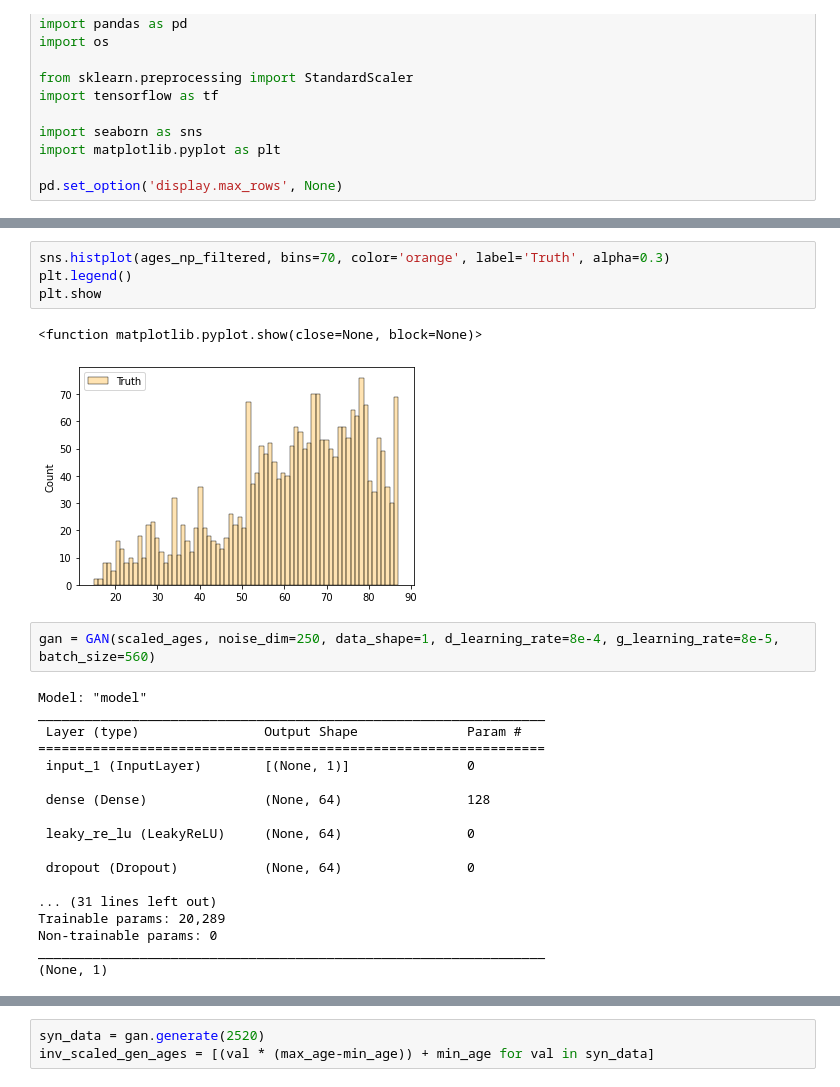
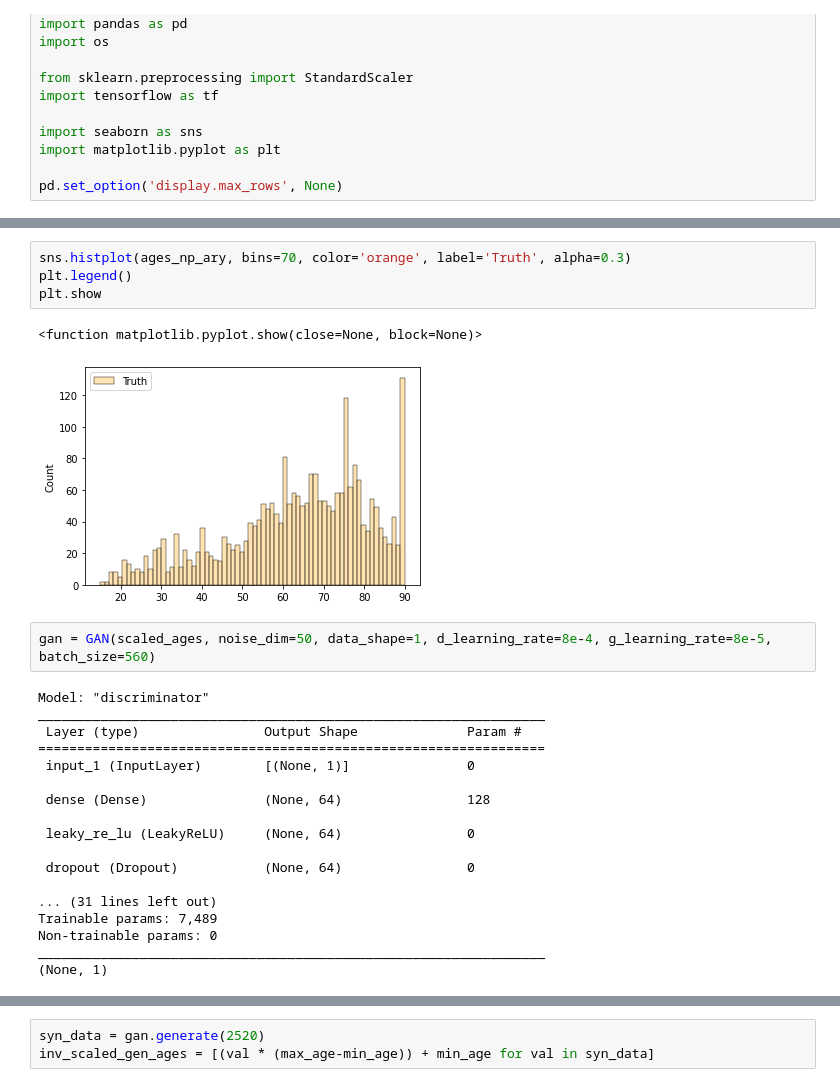
Before and after one commit to dianamJLAB/DS6050, a Jupyter notebook: eICU_gan/gan_work/age_gan2.ipynb, the cells around one changed output, grey strips where cells are left out. Cells and saved outputs as stored; diff of their text form.

```diff
--- a/eICU_gan/gan_work/age_gan2.ipynb
+++ b/eICU_gan/gan_work/age_gan2.ipynb
@@ -224,16 +228,16 @@ mean age:  61.59644670050761
 std age:  16.992321971601875
 [1.         1.         0.84722222 0.26388889 0.63888889]
 # %%
-sns.histplot(ages_np_filtered, bins=70, color='orange', label='Truth', alpha=0.3)
+sns.histplot(ages_np_ary, bins=70, color='orange', label='Truth', alpha=0.3)
 plt.legend()
 plt.show
 # %% [output]
 <function matplotlib.pyplot.show(close=None, block=None)>
-[figure, old version]
+[figure, new version]
 # %%
-gan = GAN(scaled_ages, noise_dim=250, data_shape=1, d_learning_rate=8e-4, g_learning_rate=8e-5, batch_size=560)
+gan = GAN(scaled_ages, noise_dim=50, data_shape=1, d_learning_rate=8e-4, g_learning_rate=8e-5, batch_size=560)
 # %% [output]
-Model: "model"
+Model: "discriminator"
 _________________________________________________________________
  Layer (type)                Output Shape              Param #
 =================================================================
@@ -246,7 +250,7 @@ _________________________________________________________________
  dropout (Dropout)           (None, 64)                0
 
 ... (31 lines left out)
-Trainable params: 20,289
+Trainable params: 7,489
 Non-trainable params: 0
 _________________________________________________________________
 (None, 1)
```
Also changed, not shown: parts of 11 cells of this notebook, 7 other files.
